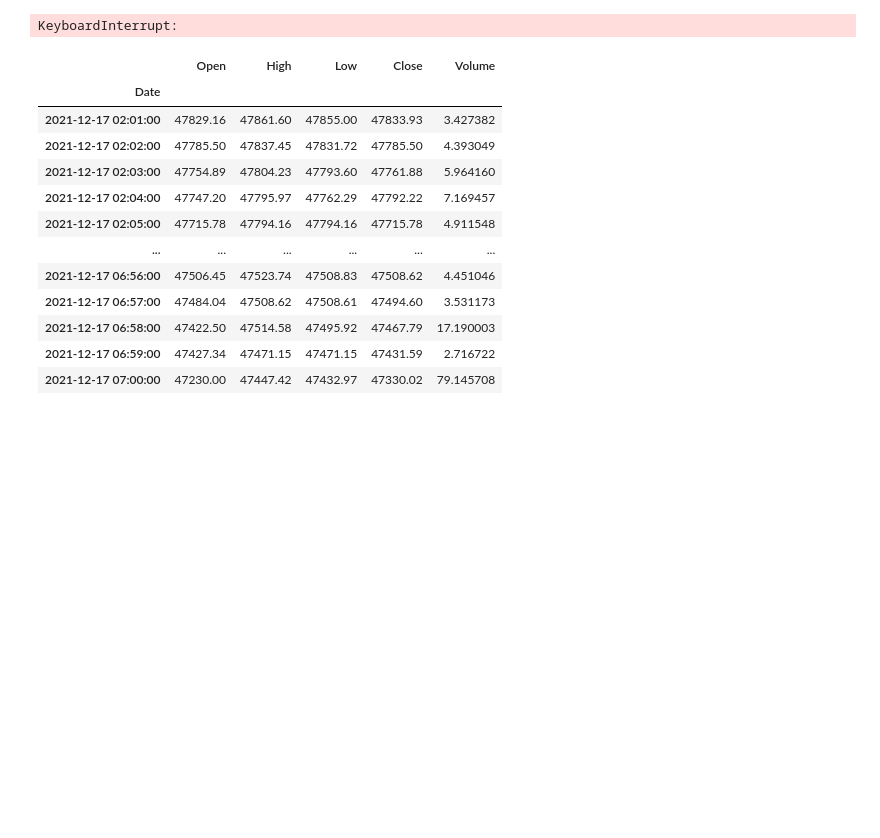
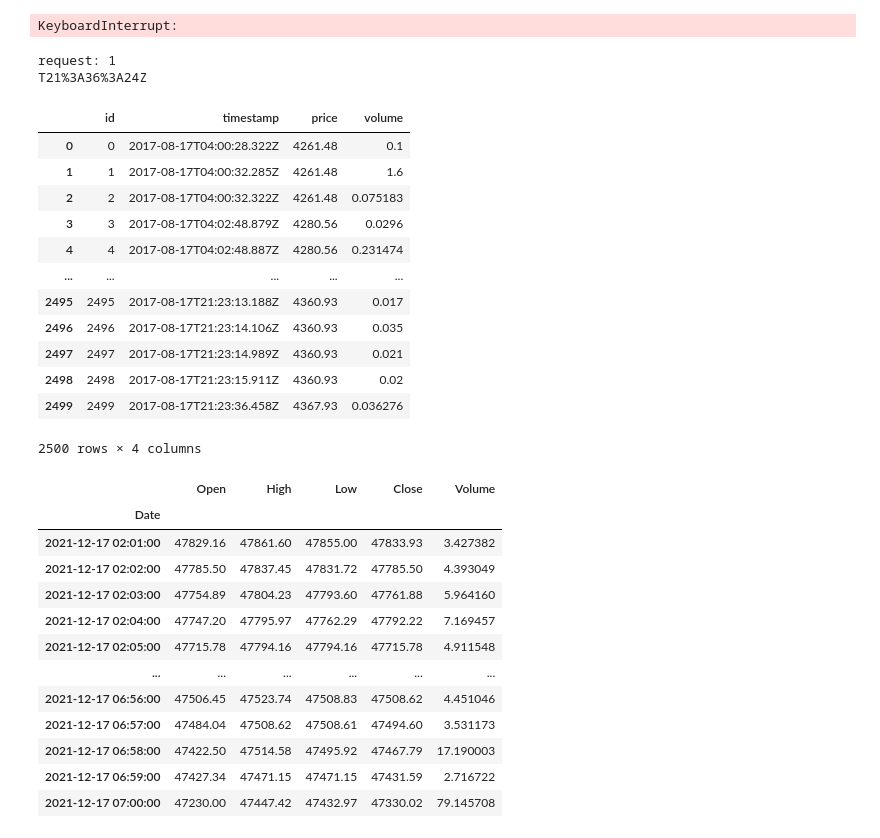
Before and after one commit to julia-claira/crypto, a Jupyter notebook: historical_data.ipynb, the cells around one changed output. Drawn from its saved outputs; the diff is of its cells as text; code cells hidden in the pictures; blank space fills up the shorter version.

```diff
--- a/historical_data.ipynb
+++ b/historical_data.ipynb
@@ -13,0 +22,2 @@ import cbpro
+# %%
+df['new time2']=pd.to_datetime(df['timestamp'],utc=True)
@@ -191,6 +225,24 @@ def get_historical_data(the_crypto,the_date,the_time,end_day,end_hour):
 
 
     return df
+# %%
+get_historical_data('BTC','2021-12-10','T23%3A30%3A00Z',13,8)
+# %% [output]
+request: 1
+T21%3A36%3A24Z
+|  | id | timestamp | price | volume |
+| 0 | 0 | 2017-08-17T04:00:28.322Z | 4261.48 | 0.1 |
+| 1 | 1 | 2017-08-17T04:00:32.285Z | 4261.48 | 1.6 |
+| 2 | 2 | 2017-08-17T04:00:32.322Z | 4261.48 | 0.075183 |
+| 3 | 3 | 2017-08-17T04:02:48.879Z | 4280.56 | 0.0296 |
+| 4 | 4 | 2017-08-17T04:02:48.887Z | 4280.56 | 0.231474 |
+| ... | ... | ... | ... | ... |
+| 2495 | 2495 | 2017-08-17T21:23:13.188Z | 4360.93 | 0.017 |
+| 2496 | 2496 | 2017-08-17T21:23:14.106Z | 4360.93 | 0.035 |
+| 2497 | 2497 | 2017-08-17T21:23:14.989Z | 4360.93 | 0.021 |
+| 2498 | 2498 | 2017-08-17T21:23:15.911Z | 4360.93 | 0.02 |
+| 2499 | 2499 | 2017-08-17T21:23:36.458Z | 4367.93 | 0.036276 |
+2500 rows × 4 columns
 # %%
 #four hours behind
 c = cbpro.PublicClient()
```
Also changed, not shown: parts of 6 cells of this notebook.
